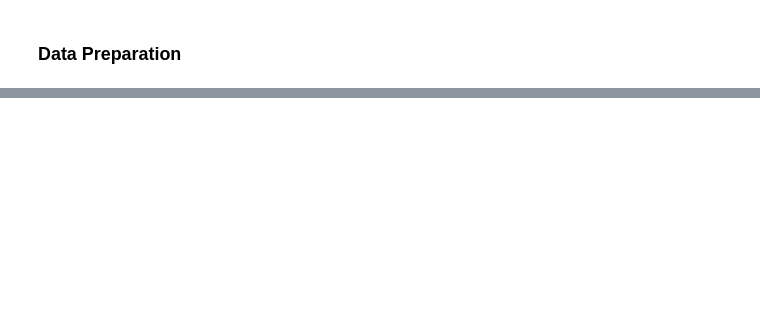
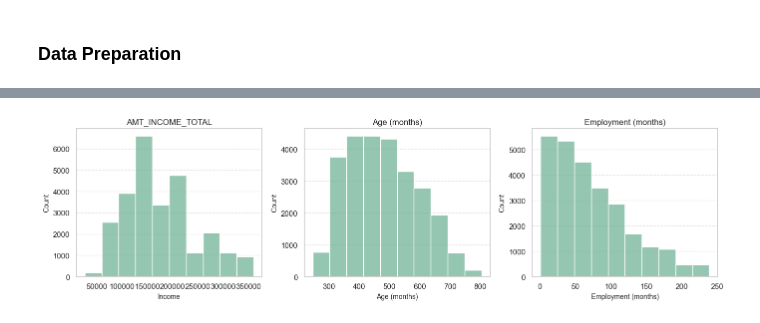
Before and after one commit to tomasromeiro/COMP0050_Group_3, a Jupyter notebook: eda_project.ipynb, the cells around one changed output, grey strips where cells are left out. Cells and saved outputs as stored; diff of their text form; code cells hidden in the pictures; blank space fills up the shorter version.

```diff
--- a/eda_project.ipynb
+++ b/eda_project.ipynb
@@ -380 +389,34 @@ Passing `palette` without assigning `hue` is deprecated and will be removed in v
 [figure]
+# %%
+sns.set_style("whitegrid")
+
+fig, axes = plt.subplots(1, 3, figsize=(14, 4))
+
+# Histogram for Income with larger bins (fewer bins)
+sns.histplot(data=app_record_clean, x='AMT_INCOME_TOTAL', ax=axes[0], color='#72b397', bins=10)
+axes[0].set_title("AMT_INCOME_TOTAL", fontsize=12)
+axes[0].set_xlabel("Income", fontsize=10)
+axes[0].set_ylabel("Count", fontsize=10)
+axes[0].grid(True, which='both', axis='y', linestyle='--', alpha=0.5)
+axes[0].grid(False, which='both', axis='x')
+
+# Histogram for Age (in months) with larger bins
+sns.histplot(data=app_record_clean, x='age_months', ax=axes[1], color='#72b397', bins=10)
+axes[1].set_title("Age (months)", fontsize=12)
+axes[1].set_xlabel("Age (months)", fontsize=10)
+axes[1].set_ylabel("Count", fontsize=10)
+axes[1].grid(True, which='both', axis='y', linestyle='--', alpha=0.5)
+axes[1].grid(False, which='both', axis='x')
+
+# Histogram for Work Experience (in months) with larger bins
+sns.histplot(data=app_record_clean, x='employment_months', ax=axes[2], color='#72b397', bins=10)
+axes[2].set_title("Employment (months)", fontsize=12)
+axes[2].set_xlabel("Employment (months)", fontsize=10)
+axes[2].set_ylabel("Count", fontsize=10)
+axes[2].grid(True, which='both', axis='y', linestyle='--', alpha=0.5)
+axes[2].grid(False, which='both', axis='x')
+
+plt.tight_layout()
+plt.show()
+# %% [output]
+[figure, added]
```
Also changed, not shown: parts of 20 cells of this notebook.
